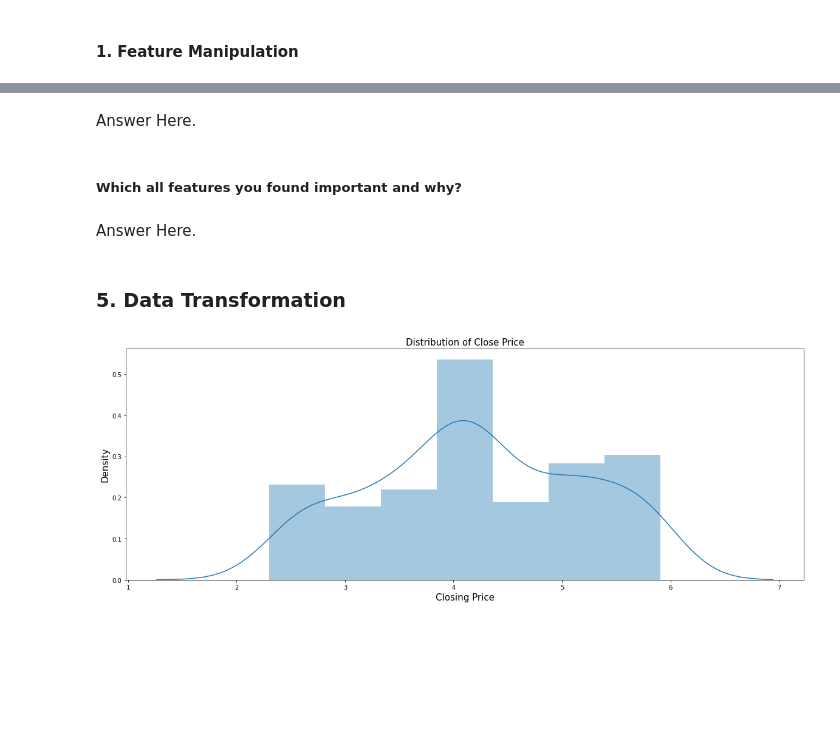
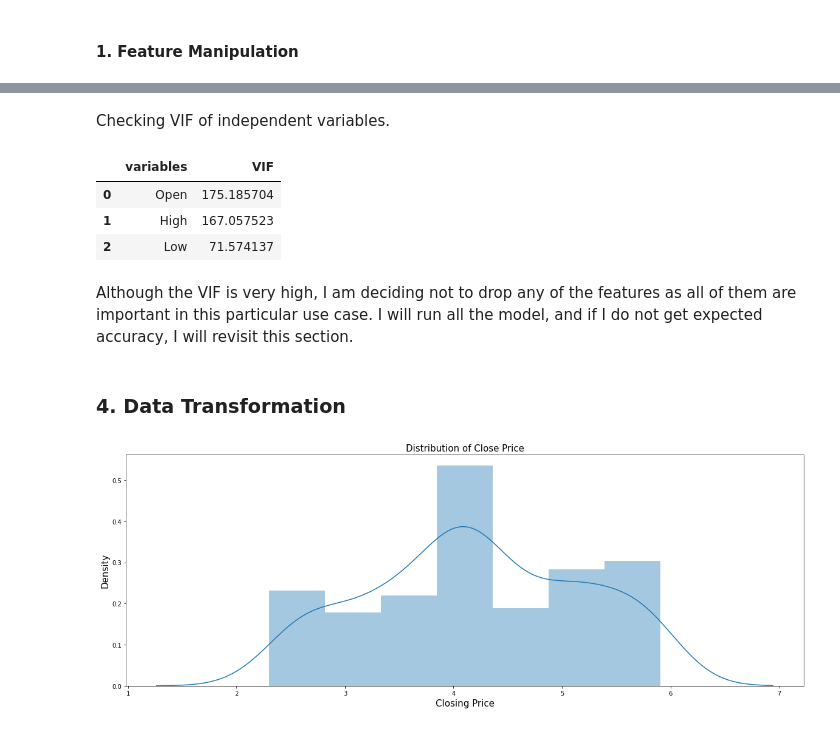
Before and after one commit to akashsinghsharma/almabetter-MLYesBank-RegressionProject, a Jupyter notebook: ML_Regression_Submission.ipynb, the cells around one changed output, grey strips where cells are left out. Cells and saved outputs as stored; diff of their text form; code cells hidden in the pictures; blank space fills up the shorter version.

```diff
--- a/ML_Regression_Submission.ipynb
+++ b/ML_Regression_Submission.ipynb
@@ -519,11 +444,26 @@ Answer Here.
-# %% [markdown]
-Answer Here.
-# %% [markdown]
-##### Which all features you found important and why?
-# %% [markdown]
-Answer Here.
+# %% [markdown]
+Checking VIF of independent variables.
+# %%
+from statsmodels.stats.outliers_influence import variance_inflation_factor
+def calculate_vif(X):
+
+  # calculating VIF
+  vif =pd.DataFrame()
+  vif["variables"] = X.columns
+  vif["VIF"] = [variance_inflation_factor(X.values, i) for i in range(X. shape[1])]
+
+  return(vif)
+# %%
+calculate_vif(yes_df[[i for i in yes_df.describe().columns if i not in ['Date', 'Close']]])
+# %% [output]
+|  | variables | VIF |
+| 0 | Open | 175.185704 |
+| 1 | High | 167.057523 |
+| 2 | Low | 71.574137 |
+# %% [markdown]
+Although the VIF is very high, I am deciding not to drop any of the features as all of them are important in this particular use case. I will run all the model, and if I do not get expected accuracy, I will revisit this section.
 # %% [markdown]
-### 5. Data Transformation
+### 4. Data Transformation
 # %%
 plt.figure(figsize = (20,7))
 sns.distplot(np.log(yes_df['Close']))
```
Also changed, not shown: parts of 119 cells of this notebook.
